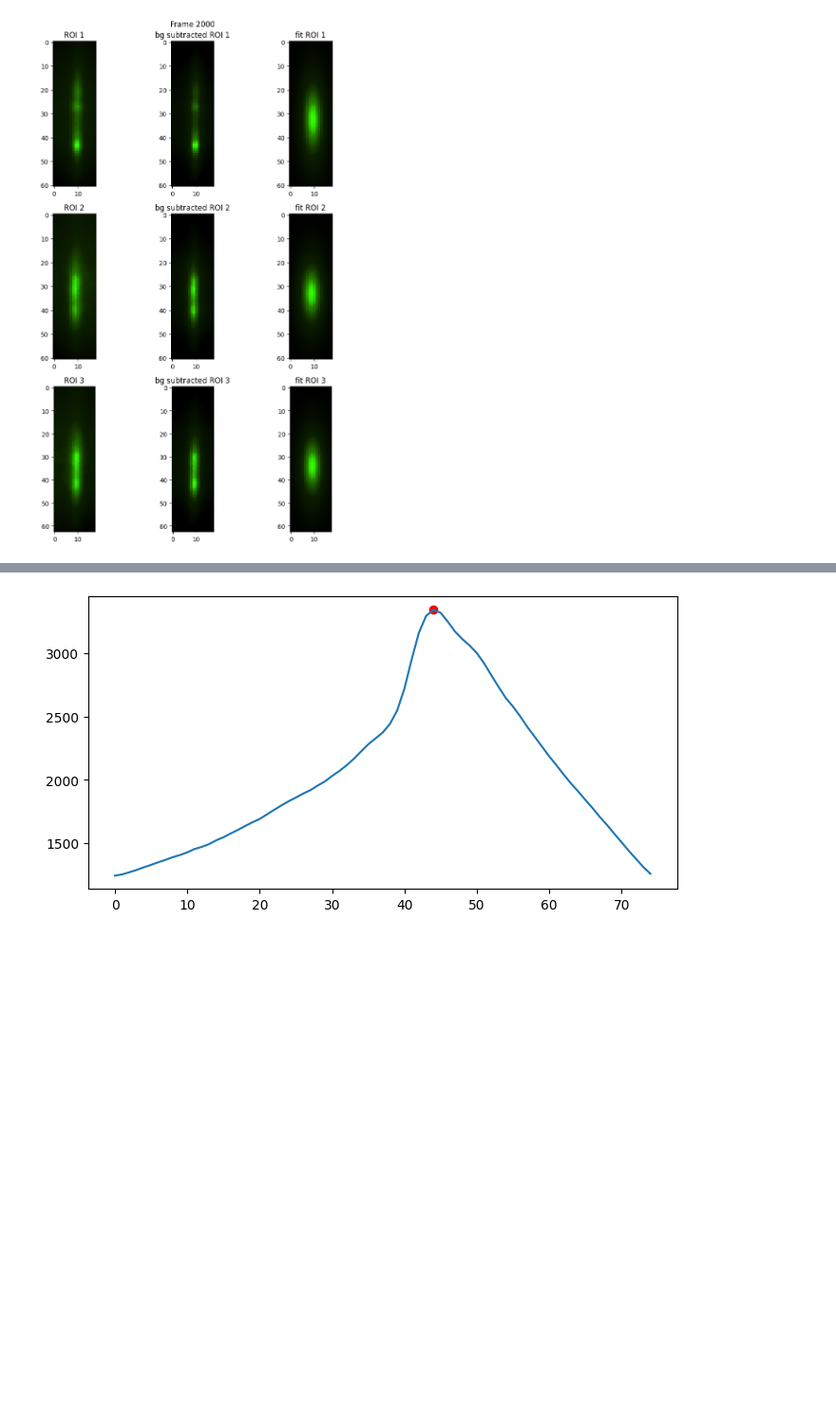
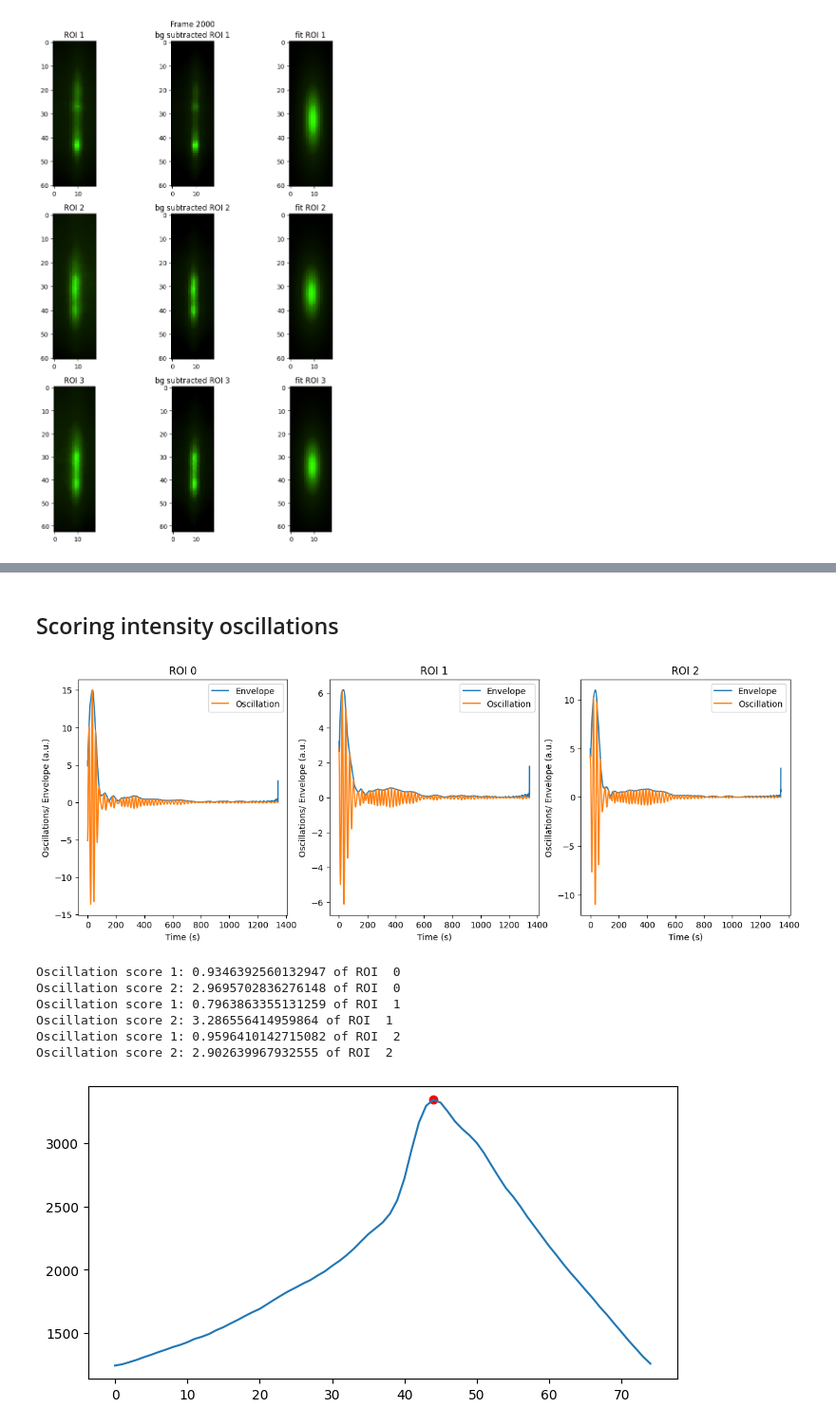
Before and after one commit to pietromani01/PLD-scripts, a Jupyter notebook: analysis.ipynb, the cells around one changed output, grey strips where cells are left out. Shown at 95% size. Cells and saved outputs as stored; diff of their text form; code cells hidden in the pictures; blank space fills up the shorter version.

Commit message:
Oscillations_envelopes_scoring

```diff
--- a/analysis.ipynb
+++ b/analysis.ipynb
@@ -182,3 +176,45 @@ plt.show()
+# %% [markdown]
+## Scoring intensity oscillations
+# %%
+envelopes, oscillations, osc_f = analyzer.compute_oscillation_envelope()
+# %%
+fig,ax=plt.subplots(1,3,figsize=(15,5))
+ax[0].plot(analyzer.timestamps, envelopes[0], label='Envelope')
+ax[0].plot(analyzer.timestamps, oscillations[0], label='Oscillation')
+ax[0].set_title('ROI 0')
+ax[0].set_xlabel("Time (s)")
+ax[0].set_ylabel("Oscillations/ Envelope (a.u.)")
+ax[0].legend()
+ax[1].plot(analyzer.timestamps, envelopes[1], label='Envelope')
+ax[1].plot(analyzer.timestamps, oscillations[1], label='Oscillation')
+ax[1].set_title('ROI 1')
+ax[1].set_xlabel("Time (s)")
+ax[1].set_ylabel("Oscillations/ Envelope (a.u.)")
+ax[1].legend()
+ax[2].plot(analyzer.timestamps, envelopes[2], label='Envelope')
+ax[2].plot(analyzer.timestamps, oscillations[2], label='Oscillation')
+ax[2].set_title('ROI 2')
+ax[2].set_xlabel("Time (s)")
+ax[2].set_ylabel("Oscillations/ Envelope (a.u.)")
+ax[2].legend()
+plt.show()
+# %% [output]
+[figure, added]
+# %%
+for i, env in enumerate(envelopes):
+    time_of_interest=[150,2500]
+    env_cut=env[time_of_interest[0]:time_of_interest[1]]
+    score1=np.mean(env_cut)/np.std(env_cut)
+    score2=1/np.std(env_cut)
+    print("Oscillation score 1:", score1, "of ROI ",i)
+    print("Oscillation score 2:", score2, "of ROI ",i)
+# %% [output]
+Oscillation score 1: 0.9346392560132947 of ROI  0
+Oscillation score 2: 2.9695702836276148 of ROI  0
+Oscillation score 1: 0.7963863355131259 of ROI  1
+Oscillation score 2: 3.286556414959864 of ROI  1
+Oscillation score 1: 0.9596410142715082 of ROI  2
+Oscillation score 2: 2.902639967932555 of ROI  2
 # %%
 def plot_spectrum(frame: pld.RHEEDFrame):
     spectrum = frame.get_center_peak_cross_section()
```
Also changed, not shown: parts of 16 cells of this notebook, 2 other files.
